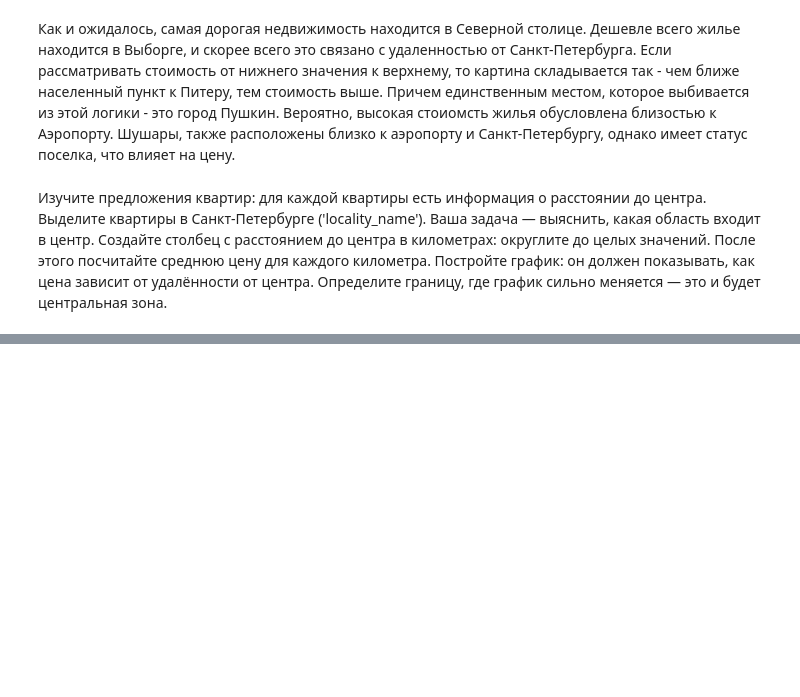
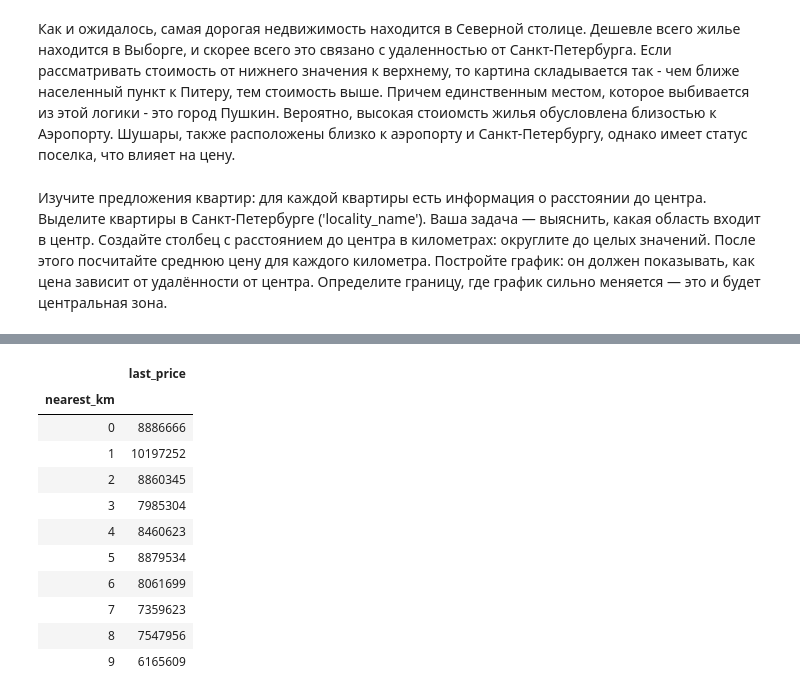
Before and after one commit to ViacheslavPogorelyy/YaP, a Jupyter notebook: part_number_two/project_2.ipynb, the cells around one changed output, grey strips where cells are left out. Saved outputs shown, nothing was run; the diff lists cells and outputs as text; code cells hidden in the pictures; blank space fills up the shorter version.

```diff
--- a/part_number_two/project_2.ipynb
+++ b/part_number_two/project_2.ipynb
@@ -594,0 +629,17 @@ best_city.sort_values('price_of_metr')
+# %%
+result_km = spb.pivot_table(index = 'nearest_km', values = 'last_price', aggfunc = 'mean')
+result_km['last_price'] = (round(result_km['last_price'], 1)).astype(int)
+result_km.head(10)
+# %% [output]
+|  | last_price |
+| nearest_km |  |
+| 0 | 8886666 |
+| 1 | 10197252 |
+| 2 | 8860345 |
+| 3 | 7985304 |
+| 4 | 8460623 |
+| 5 | 8879534 |
+| 6 | 8061699 |
+| 7 | 7359623 |
+| 8 | 7547956 |
+| 9 | 6165609 |
```
Also changed, not shown: parts of 12 cells of this notebook.
